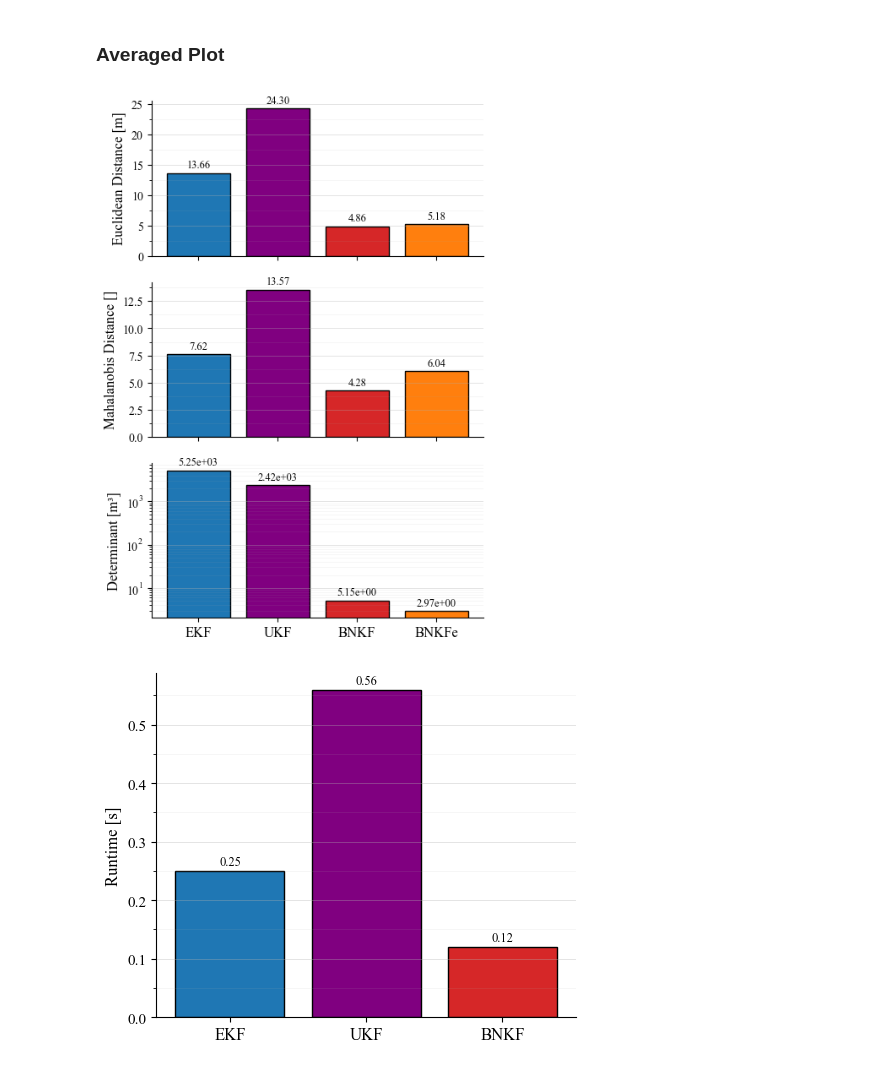
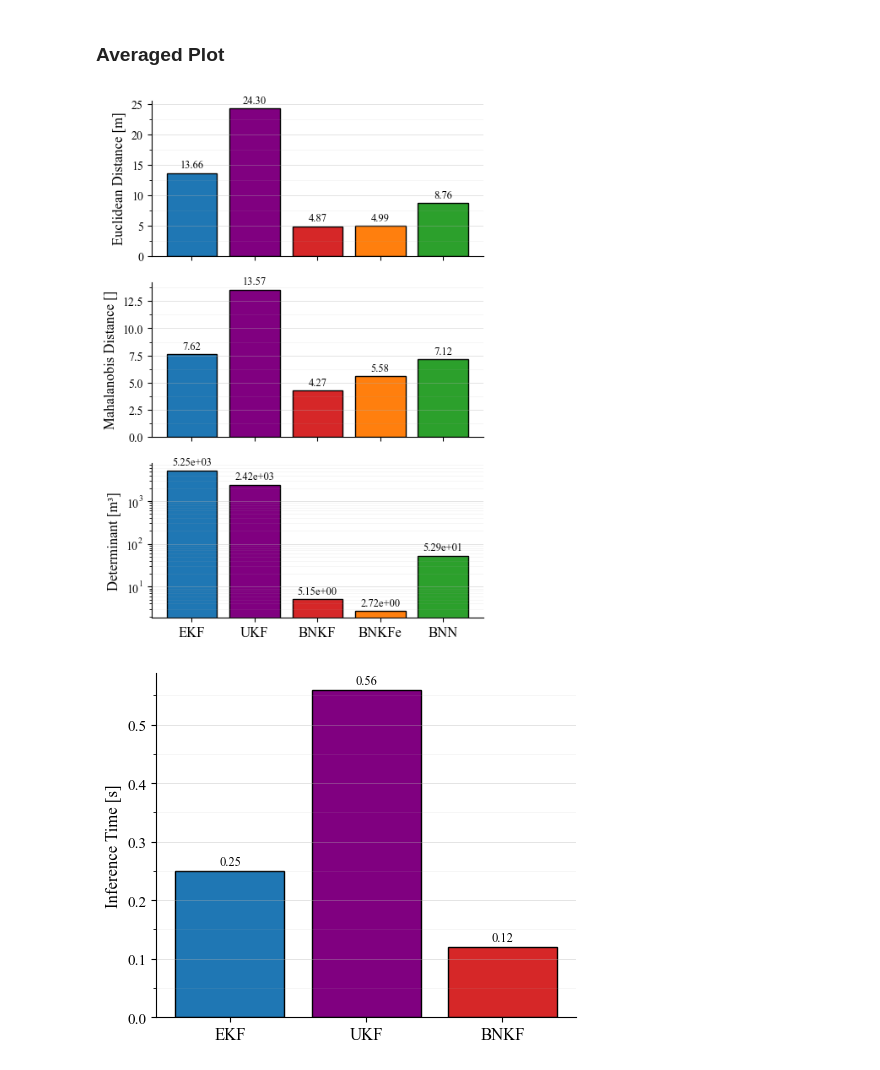
Before and after one commit to agupt126/NeuralAugmentedKalmanFiltering_BNKF, a Jupyter notebook: notebooks/material_gen/barplot_comp.ipynb, the cells around one changed output. Drawn from its saved outputs; the diff is of its cells as text; code cells hidden in the pictures.

```diff
--- a/notebooks/material_gen/barplot_comp.ipynb
+++ b/notebooks/material_gen/barplot_comp.ipynb
@@ -33,8 +33,8 @@ bnkf_ed_low = 1.048
 bnkf_md_low = 1.7198
 bnkf_det_low = 0.0998
 
-bnkf_ed_mid = 4.917
-bnkf_md_mid = 5.432
+bnkf_ed_mid = 4.92
+bnkf_md_mid = 5.43
 bnkf_det_mid = 1.695
 
 bnkf_ed_high = 8.627
@@ -178,17 +259,20 @@ plt.show()
 # %% [markdown]
 ### Averaged Plot
 # %%
-ekf_avg_md = np.mean(ekf_md)
-bnkf_avg_md = np.mean(bnkf_md)
-bnkfe_avg_md = np.mean(bnkfe_md)
-ukf_avg_md = np.mean(ukf_md)
+ekf_avg_md = np.mean(md_ekf_mean)
+bnkf_avg_md = np.mean(md_bnkf_mean)
+bnkfe_avg_md = np.mean(md_bnkfe_mean)
+ukf_avg_md = np.mean(md_ukf_mean)
+bnn_avg_md = np.mean(md_bnn_mean)
 
-ekf_avg_det = np.mean(ekf_det)
-bnkf_avg_det = np.mean(bnkf_det)
-bnkfe_avg_det = np.mean(bnkfe_det)
-ukf_avg_det = np.mean(ukf_det)
+ekf_avg_det = np.mean(det_ekf_mean)
+bnkf_avg_det = np.mean(det_bnkf_mean)
+bnkfe_avg_det = np.mean(det_bnkfe_mean)
+ukf_avg_det = np.mean(det_ukf_mean)
+bnn_avg_det= np.mean(det_bnn_mean)
 
-ekf_avg_ed = np.mean(ekf_ed)
-bnkf_avg_ed = np.mean(bnkf_ed)
-bnkfe_avg_ed = np.mean(bnkfe_ed)
-ukf_avg_ed = np.mean(ukf_ed)
+ekf_avg_ed = np.mean(ed_ekf_mean)
+bnkf_avg_ed = np.mean(ed_bnkf_mean)
+bnkfe_avg_ed = np.mean(ed_bnkfe_mean)
+ukf_avg_ed = np.mean(ed_ukf_mean)
+bnn_avg_ed = np.mean(ed_bnn_mean)
@@ -203,12 +283,13 @@ colors = {
     "UKF":   "#800080",  # purple
     "BNKF":  "#d62728",  # red
     "BNKFe": "#ff7f0e",  # orange
+    "BNN":   "#2ca02c",  # green (add BNN)
 }
 
-methods = ["EKF", "UKF", "BNKF", "BNKFe"]
-ed_avgs  = [ekf_avg_ed,  ukf_avg_ed,  bnkf_avg_ed,  bnkfe_avg_ed]
-md_avgs  = [ekf_avg_md,  ukf_avg_md,  bnkf_avg_md,  bnkfe_avg_md]
-det_avgs = [ekf_avg_det, ukf_avg_det, bnkf_avg_det, bnkfe_avg_det]
+methods = ["EKF", "UKF", "BNKF", "BNKFe", "BNN"]
+ed_avgs  = [ekf_avg_ed,  ukf_avg_ed,  bnkf_avg_ed,  bnkfe_avg_ed,  bnn_avg_ed]
+md_avgs  = [ekf_avg_md,  ukf_avg_md,  bnkf_avg_md,  bnkfe_avg_md,  bnn_avg_md]
+det_avgs = [ekf_avg_det, ukf_avg_det, bnkf_avg_det, bnkfe_avg_det, bnn_avg_det]
 
 fig, axes = plt.subplots(3, 1, figsize=(4.75,6.75), sharex=True)
 
@@ -228,34 +309,34 @@ axes[2].set_ylabel("Determinant [m³]", fontsize=12)
 axes[2].set_yscale("log")
 axes[2].bar_label(bars2, fmt="%.2e", fontsize=9, padding=2)  # scientific notation for clarity
 
 # Cosmetics
 for ax in axes:
     ax.tick_params(axis='x', labelrotation=0, labelsize=12)
     ax.grid(axis='y', alpha=0.3)
 
 from matplotlib.ticker import AutoMinorLocator, LogLocator
 
 # Linear panels: subtle minor grid on y
 for ax in axes[:2]:
     ax.yaxis.set_minor_locator(AutoMinorLocator(2))
     ax.grid(axis='y', which='major', linewidth=0.6, alpha=0.4)
     ax.grid(axis='y', which='minor', linewidth=0.4, alpha=0.2)
 
 # Log panel: minor ticks at 2–9 within each decade
 axes[2].yaxis.set_minor_locator(LogLocator(base=10, subs=np.arange(2,10)*0.1))
 axes[2].grid(axis='y', which='major', linewidth=0.6, alpha=0.4)
 axes[2].grid(axis='y', which='minor', linewidth=0.4, alpha=0.18)
 
 # Clean spines for IEEE look
 for ax in axes:
     ax.spines['top'].set_visible(False)
     ax.spines['right'].set_visible(False)
 
 plt.tight_layout()
 plt.savefig("../../report/results_revamp_img/summary_barplots.png", dpi=300)
 plt.show()
 # %% [output]
-[figure, old version]
+[figure, new version]
 # %%
 import os
 from matplotlib.ticker import AutoMinorLocator
@@ -281,7 +362,7 @@ bars = ax.bar(methods, runtimes,
               edgecolor="black")
 
 # Axis label
-ax.set_ylabel("Runtime [s]", fontsize=12)
+ax.set_ylabel("Inference Time [s]", fontsize=12)
 
 # Add bar labels
 ax.bar_label(bars, fmt="%.2f", fontsize=9, padding=2)
@@ -303,4 +384,4 @@ plt.savefig("../../report/results_revamp_img/runtime_barplot.png", dpi=300)
 
 plt.show()
 # %% [output]
-[figure, old version]
+[figure, new version]
```
Also changed, not shown: parts of 9 cells of this notebook, 32 other files.
